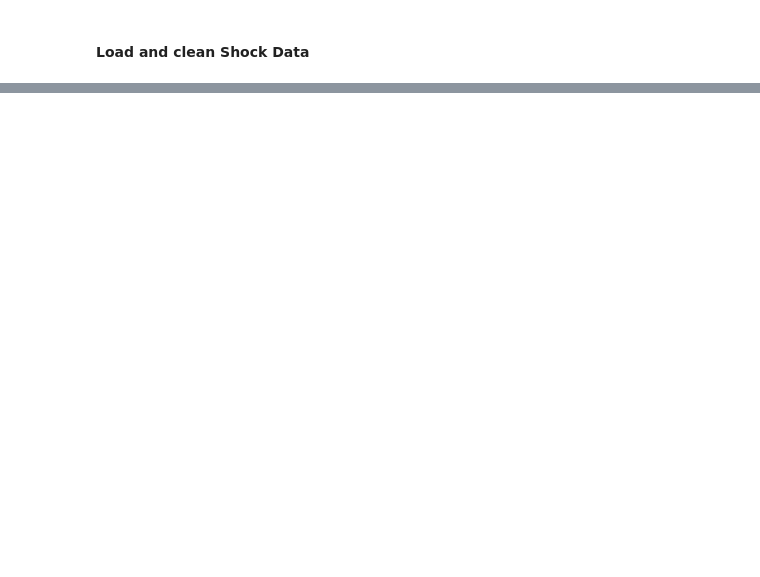
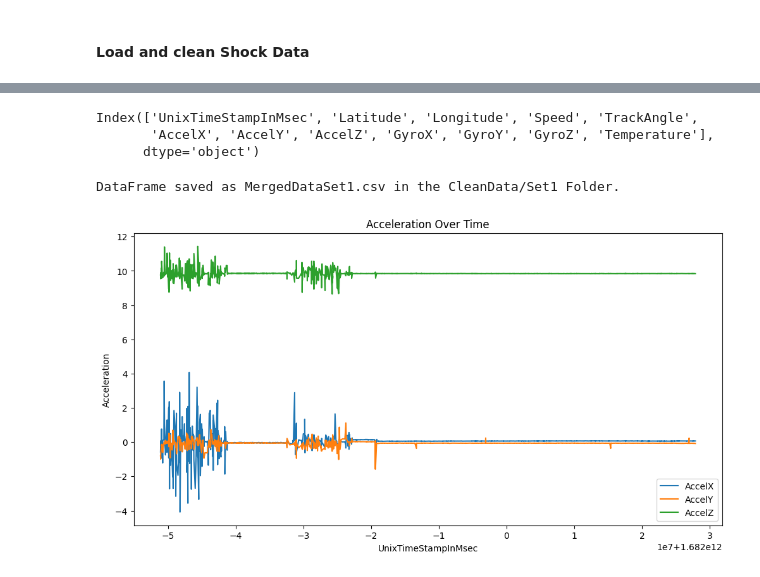
Before and after one commit to SoumyaGanguly95/ShockSensorAnalysis, a Jupyter notebook: AnalysisOnFirstSetData.ipynb, the cells around one changed output, grey strips where cells are left out. Saved outputs shown, nothing was run; the diff lists cells and outputs as text; code cells hidden in the pictures; blank space fills up the shorter version.

```diff
--- a/AnalysisOnFirstSetData.ipynb
+++ b/AnalysisOnFirstSetData.ipynb
@@ -41,2 +54,10 @@ print(data_gps1)
 
 [76807 rows x 6 columns]
+# %%
+# Rearrange columns with 'UnixTimeStampInMsec' at the beginning
+data_gps1 = data_gps1[['UnixTimeStampInMsec'] + [col for col in data_gps1.columns if col not in ['Date', 'Time', 'UnixTimeStampInMsec']]]
+
+# Drop the original 'Date' and 'Time' columns as they are no longer needed
+data_gps1.drop(columns=['Datetime'], inplace=True)
+
+print(data_gps1)
@@ -118,0 +166,11 @@ print(data_shock1)
+# %%
+# Remove rows with duplicate entries in UnixTimeStampInMsec
+data_shock1 = data_shock1.drop_duplicates(subset=['UnixTimeStampInMsec'], keep='first')
+
+# Remove rows with empty or null values in any field
+data_shock1 = data_shock1.dropna()
+
+print(data_shock1)
+
+# Note: Attempting to drop duplicate entries; but data doesnot contain entries against duplicate
+# timestamps.
@@ -141,9 +216,0 @@ max    2.200000e+01  3.500000e+01
-# %%
-# Note: From this data we can observe that shock data record year is 1970. And GPS Data record date is 2023. It doesnot make sense.
-# Hence converting the date to 2023-04-20
-
-# Convert '1970-01-01' to '2023-04-20'
-data_shock1['Date'] = data_shock1['Date'].apply(lambda x: x + pd.DateOffset(days=19467))
-
-# Display the cleaned data
-print(data_shock1)
@@ -175,5 +224,5 @@ DataFrame saved as ShockSet1Data.csv in the CleanDataFolder.
 # %%
 # GPS data set 1 merged with Shock Data set 1 on basis of 'Date' and 'Time'
-data_combined = pd.merge(data_gps1, data_shock1, on=['Date', 'Time'], how='inner')
-print(data_combined)
+combined_data_set1 = pd.merge(data_gps1, data_shock1, on=['UnixTimeStampInMsec'], how='inner')
+print(combined_data_set1)
 # %% [output]
@@ -182,0 +246,13 @@ Index: []
+# %%
+print(combined_data_set1.columns)
+# %% [output]
+Index(['UnixTimeStampInMsec', 'Latitude', 'Longitude', 'Speed', 'TrackAngle',
+       'AccelX', 'AccelY', 'AccelZ', 'GyroX', 'GyroY', 'GyroZ', 'Temperature'],
+      dtype='object')
+# %%
+# Save the DataFrame to a CSV file
+combined_data_set1.to_csv('./CleanData/Set1/MergedDataSet1.csv', index=False)
+
+print("DataFrame saved as MergedDataSet1.csv in the CleanData/Set1 Folder.")
+# %% [output]
+DataFrame saved as MergedDataSet1.csv in the CleanData/Set1 Folder.
@@ -182,0 +309,15 @@ Index: []
+# %%
+
+# Data Visualization
+# Plot time series data of shock and GPS parameters
+plt.figure(figsize=(12, 6))
+plt.plot(combined_data_set1['UnixTimeStampInMsec'], combined_data_set1['AccelX'], label='AccelX')
+plt.plot(combined_data_set1['UnixTimeStampInMsec'], combined_data_set1['AccelY'], label='AccelY')
+plt.plot(combined_data_set1['UnixTimeStampInMsec'], combined_data_set1['AccelZ'], label='AccelZ')
+plt.xlabel('UnixTimeStampInMsec')
+plt.ylabel('Acceleration')
+plt.title('Acceleration Over Time')
+plt.legend()
+plt.show()
+# %% [output]
+[figure, added]
```
Also changed, not shown: parts of 15 cells of this notebook.
